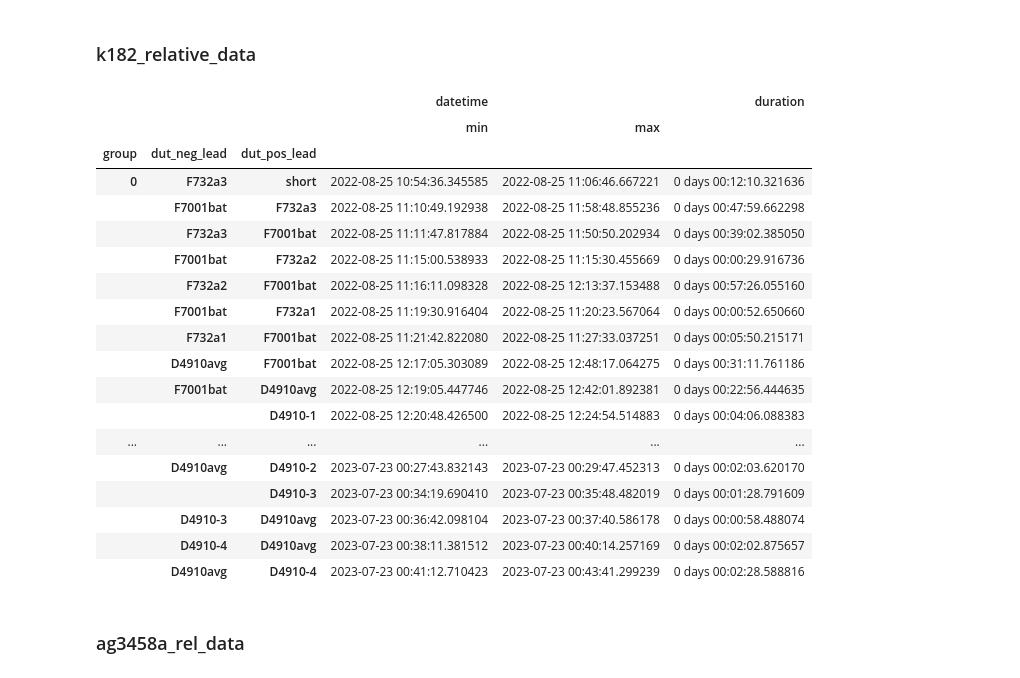
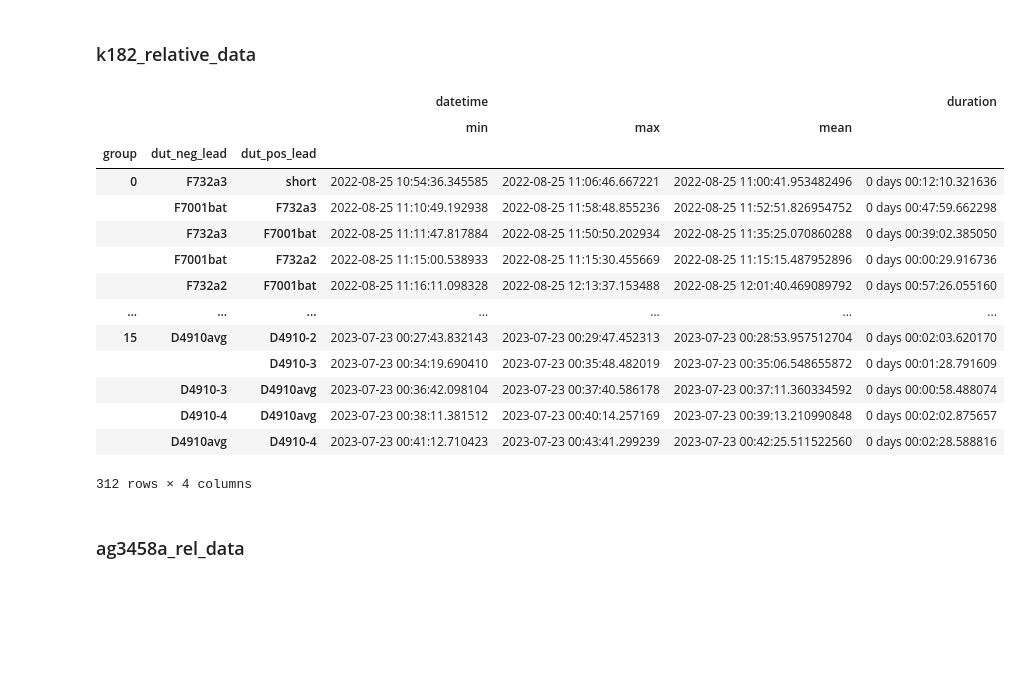
Before and after one commit to alson/metrology-data-analysis, a Jupyter notebook: vrefs.ipynb, the cells around one changed output. Cells and saved outputs as stored; diff of their text form; code cells hidden in the pictures; blank space fills up the shorter version.

```diff
--- a/vrefs.ipynb
+++ b/vrefs.ipynb
@@ -217,31 +262,28 @@ for ref in voltage_references:
 ### k182_relative_data
 # %%
 orig_max_rows = pd.get_option('display.max_rows')
-pd.set_option('display.max_rows', None)
-duration_data = k182_rel_data_cut.reset_index().groupby(['group', 'dut_neg_lead', 'dut_pos_lead']).agg({'datetime': ['min', 'max']})
+# pd.set_option('display.max_rows', None)
+duration_data = k182_rel_data_cut.reset_index().groupby(['group', 'dut_neg_lead', 'dut_pos_lead']).agg({'datetime': ['min', 'max', 'mean']})
 duration_data['duration'] = duration_data['datetime']['max'] - duration_data['datetime']['min']
 display(duration_data.sort_values(('datetime', 'min')))
-pd.set_option('display.max_rows', orig_max_rows)
+# pd.set_option('display.max_rows', orig_max_rows)
+all_duration_data = duration_data
 # %% [output]
-|  |  |  | datetime |  | duration |
-|  |  |  | min | max |  |
-| group | dut_neg_lead | dut_pos_lead |  |  |  |
-| 0 | F732a3 | short | 2022-08-25 10:54:36.345585 | 2022-08-25 11:06:46.667221 | 0 days 00:12:10.321636 |
-|  | F7001bat | F732a3 | 2022-08-25 11:10:49.192938 | 2022-08-25 11:58:48.855236 | 0 days 00:47:59.662298 |
-|  | F732a3 | F7001bat | 2022-08-25 11:11:47.817884 | 2022-08-25 11:50:50.202934 | 0 days 00:39:02.385050 |
-|  | F7001bat | F732a2 | 2022-08-25 11:15:00.538933 | 2022-08-25 11:15:30.455669 | 0 days 00:00:29.916736 |
-|  | F732a2 | F7001bat | 2022-08-25 11:16:11.098328 | 2022-08-25 12:13:37.153488 | 0 days 00:57:26.055160 |
-|  | F7001bat | F732a1 | 2022-08-25 11:19:30.916404 | 2022-08-25 11:20:23.567064 | 0 days 00:00:52.650660 |
-|  | F732a1 | F7001bat | 2022-08-25 11:21:42.822080 | 2022-08-25 11:27:33.037251 | 0 days 00:05:50.215171 |
-|  | D4910avg | F7001bat | 2022-08-25 12:17:05.303089 | 2022-08-25 12:48:17.064275 | 0 days 00:31:11.761186 |
-|  | F7001bat | D4910avg | 2022-08-25 12:19:05.447746 | 2022-08-25 12:42:01.892381 | 0 days 00:22:56.444635 |
-|  |  | D4910-1 | 2022-08-25 12:20:48.426500 | 2022-08-25 12:24:54.514883 | 0 days 00:04:06.088383 |
-| ... | ... | ... | ... | ... | ... |
-|  | D4910avg | D4910-2 | 2023-07-23 00:27:43.832143 | 2023-07-23 00:29:47.452313 | 0 days 00:02:03.620170 |
-|  |  | D4910-3 | 2023-07-23 00:34:19.690410 | 2023-07-23 00:35:48.482019 | 0 days 00:01:28.791609 |
-|  | D4910-3 | D4910avg | 2023-07-23 00:36:42.098104 | 2023-07-23 00:37:40.586178 | 0 days 00:00:58.488074 |
-|  | D4910-4 | D4910avg | 2023-07-23 00:38:11.381512 | 2023-07-23 00:40:14.257169 | 0 days 00:02:02.875657 |
-|  | D4910avg | D4910-4 | 2023-07-23 00:41:12.710423 | 2023-07-23 00:43:41.299239 | 0 days 00:02:28.588816 |
+|  |  |  | datetime |  |  | duration |
+|  |  |  | min | max | mean |  |
+| group | dut_neg_lead | dut_pos_lead |  |  |  |  |
+| 0 | F732a3 | short | 2022-08-25 10:54:36.345585 | 2022-08-25 11:06:46.667221 | 2022-08-25 11:00:41.953482496 | 0 days 00:12:10.321636 |
+|  | F7001bat | F732a3 | 2022-08-25 11:10:49.192938 | 2022-08-25 11:58:48.855236 | 2022-08-25 11:52:51.826954752 | 0 days 00:47:59.662298 |
+|  | F732a3 | F7001bat | 2022-08-25 11:11:47.817884 | 2022-08-25 11:50:50.202934 | 2022-08-25 11:35:25.070860288 | 0 days 00:39:02.385050 |
+|  | F7001bat | F732a2 | 2022-08-25 11:15:00.538933 | 2022-08-25 11:15:30.455669 | 2022-08-25 11:15:15.487952896 | 0 days 00:00:29.916736 |
+|  | F732a2 | F7001bat | 2022-08-25 11:16:11.098328 | 2022-08-25 12:13:37.153488 | 2022-08-25 12:01:40.469089792 | 0 days 00:57:26.055160 |
+| ... | ... | ... | ... | ... | ... | ... |
+| 15 | D4910avg | D4910-2 | 2023-07-23 00:27:43.832143 | 2023-07-23 00:29:47.452313 | 2023-07-23 00:28:53.957512704 | 0 days 00:02:03.620170 |
+|  |  | D4910-3 | 2023-07-23 00:34:19.690410 | 2023-07-23 00:35:48.482019 | 2023-07-23 00:35:06.548655872 | 0 days 00:01:28.791609 |
+|  | D4910-3 | D4910avg | 2023-07-23 00:36:42.098104 | 2023-07-23 00:37:40.586178 | 2023-07-23 00:37:11.360334592 | 0 days 00:00:58.488074 |
+|  | D4910-4 | D4910avg | 2023-07-23 00:38:11.381512 | 2023-07-23 00:40:14.257169 | 2023-07-23 00:39:13.210990848 | 0 days 00:02:02.875657 |
+|  | D4910avg | D4910-4 | 2023-07-23 00:41:12.710423 | 2023-07-23 00:43:41.299239 | 2023-07-23 00:42:25.511522560 | 0 days 00:02:28.588816 |
+312 rows × 4 columns
 # %% [markdown]
 ### ag3458a_rel_data
 # %%
```
Also changed, not shown: parts of 15 cells of this notebook, 2 other files.
